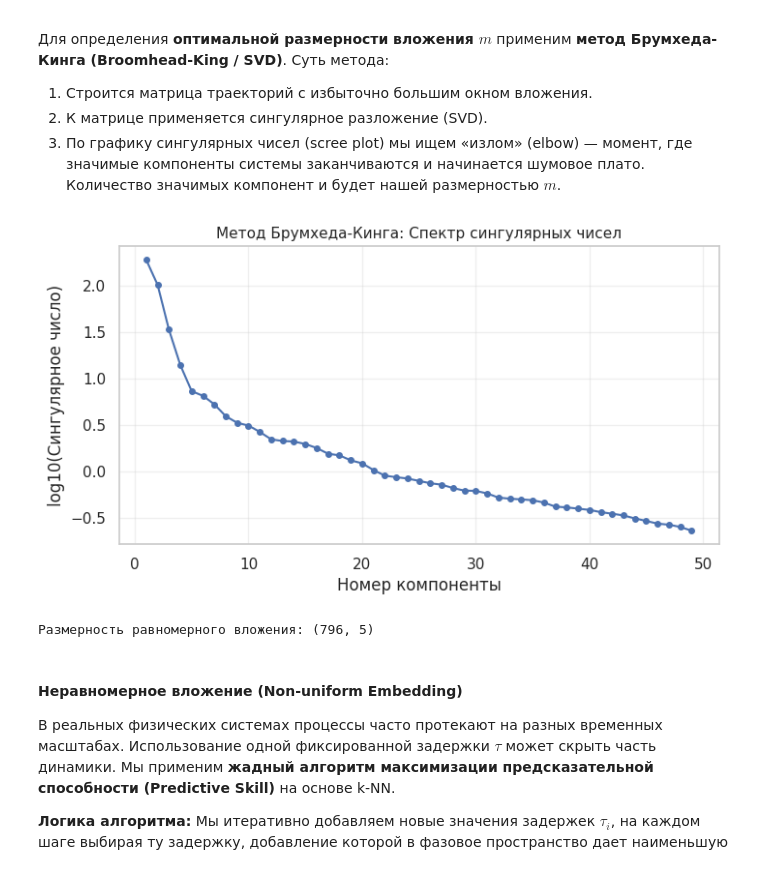
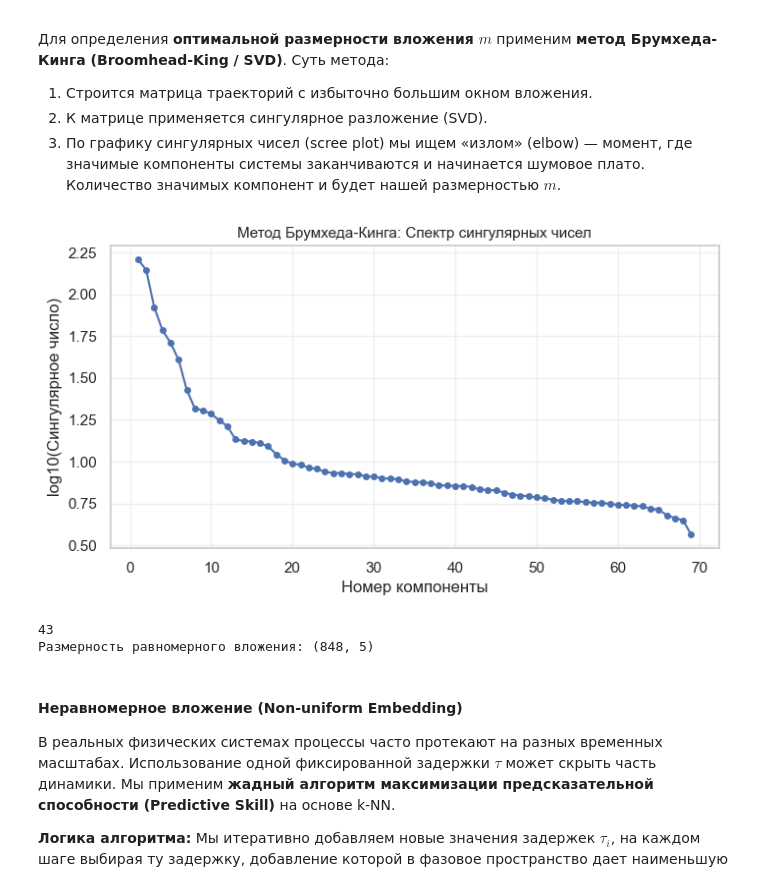
Before and after one commit to pmakarova/topology, a Jupyter notebook: Lab2_EDA_TDA.ipynb, the cells around one changed output. Saved outputs shown, nothing was run; the diff lists cells and outputs as text; code cells hidden in the pictures.

```diff
--- a/Lab2_EDA_TDA.ipynb
+++ b/Lab2_EDA_TDA.ipynb
@@ -356,5 +358,5 @@ Lab2_dPmg        0.214     2.893     4.079     0.555  0.200       0.000
 # %%
-TARGET_COL = "Lab2_TC_Tm"
+TARGET_COL = "Lab2_G3_dPf1"  # варианты: Lab2_dPmg | Lab2_G3_dPf1 | Lab2_TdoNag
 y = df_cont[TARGET_COL].astype(float).copy()
 y.name = TARGET_COL
 
@@ -364,11 +366,11 @@ print(f"min={y.min():.3f}, median={y.median():.3f}, max={y.max():.3f}, std={y.st
 
 fig, ax = plt.subplots(figsize=(14, 5))
 ax.plot(y.index, y.values, lw=0.9, color="C3")
-ax.set_title(f"Lab2_TC_Tm")
+ax.set_title(TARGET_COL)
 ax.set_xlabel("Время")
 ax.xaxis.set_major_formatter(mdates.DateFormatter('%d.%m %H:%M'))
 ax.tick_params(axis='x', rotation=15)
-ax.set_ylabel("°C")
+ax.set_ylabel(TARGET_COL)
 ax.grid(True, alpha=0.3)
 plt.tight_layout()
 plt.show()
@@ -608,35 +603,35 @@ print(f"Старший показатель Ляпунова: λ1 ≈ {lyap_slop
 # %%
 from sklearn.decomposition import TruncatedSVD
 from sklearn.preprocessing import StandardScaler
 
 # Метод Брумхеда-Кинга (SVD) для поиска размерности m
-L_max = 50 # избыточное окно
+L_max = 70 # избыточное окно
 N = len(y_arr)
 
 # Матрица траекторий
 X_trajectory = np.column_stack([y_arr[i : N - L_max + i + 1] for i in range(L_max)])
 
 scaler = StandardScaler()
 X_scaled = scaler.fit_transform(X_trajectory)
 
 # SVD
 svd = TruncatedSVD(n_components=L_max - 1, random_state=42)
 svd.fit(X_scaled)
 
 # График сингулярных чисел
 plt.figure(figsize=(8, 4))
 plt.plot(range(1, L_max), np.log10(svd.singular_values_), marker='o', markersize=4, color='C0')
 plt.title('Метод Брумхеда-Кинга: Спектр сингулярных чисел')
 plt.xlabel('Номер компоненты')
 plt.ylabel('log10(Сингулярное число)')
 plt.grid(True, alpha=0.3)
 plt.show()
 # %% [output]
-[figure, old version]
+[figure, new version]
 # %%
 M_OPT = 5
 TAU_OPT = int(tau_acf) # tau = 56
-
+print(TAU_OPT)
 def uniform_embedding(x, tau, m):
     n_pts = len(x) - (m - 1) * tau
     return np.column_stack([x[i * tau : i * tau + n_pts] for i in range(m)])
@@ -644,7 +639,8 @@ def uniform_embedding(x, tau, m):
 X_uniform = uniform_embedding(y_arr, tau=TAU_OPT, m=M_OPT)
 print(f"Размерность равномерного вложения: {X_uniform.shape}")
 # %% [output]
-Размерность равномерного вложения: (796, 5)
+43
+Размерность равномерного вложения: (848, 5)
 # %% [markdown]
 #### Неравномерное вложение (Non-uniform Embedding)
 
```
Also changed, not shown: parts of 21 cells of this notebook.
